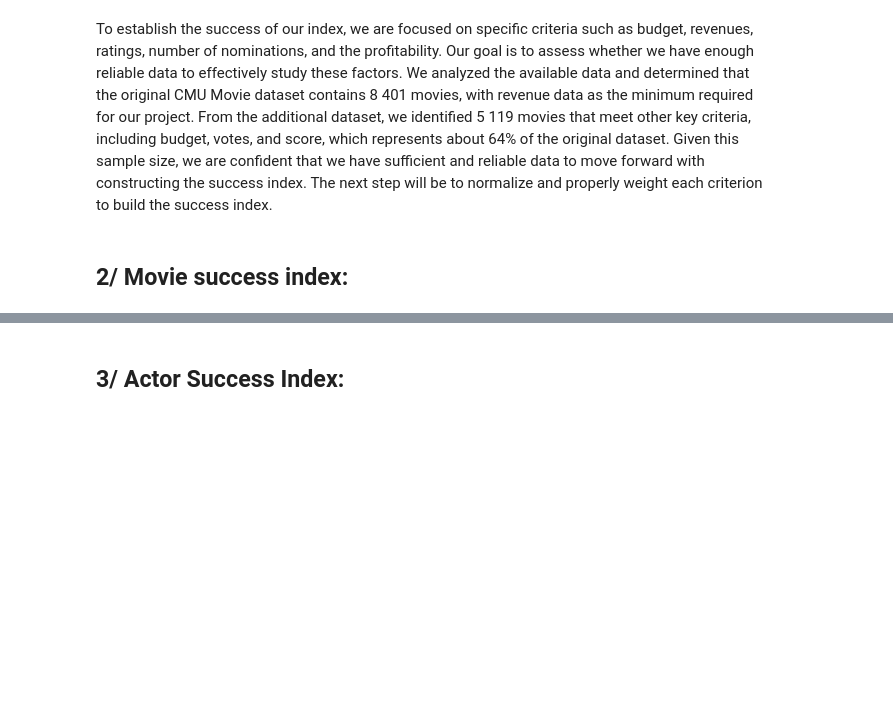
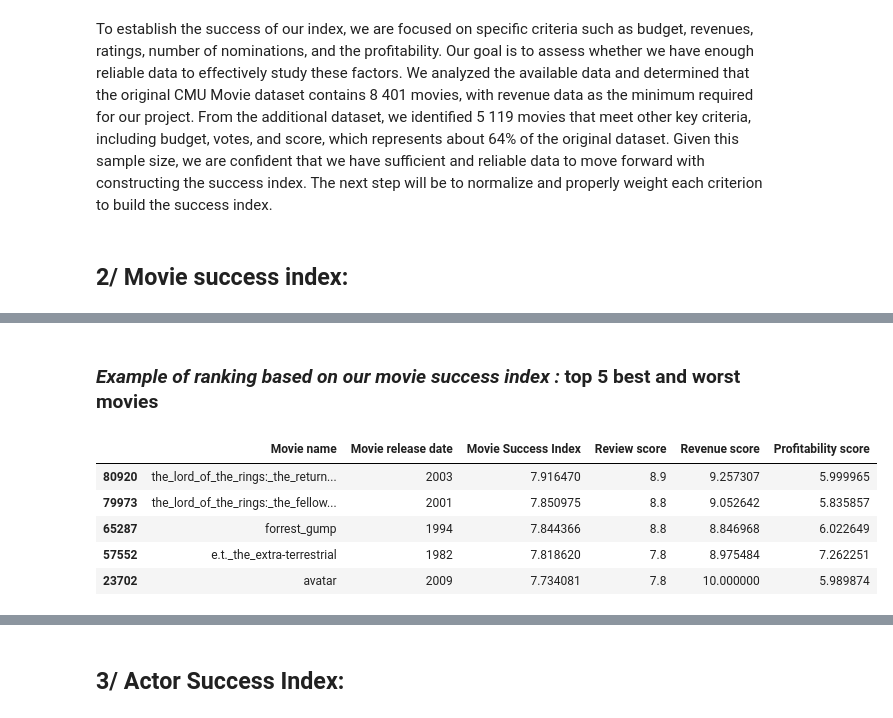
Before and after one commit to epfl-ada/ada-2024-project-sigma-squad, a Jupyter notebook: results.ipynb, the cells around one changed output, grey strips where cells are left out. Saved outputs shown, nothing was run; the diff lists cells and outputs as text; code cells hidden in the pictures; blank space fills up the shorter version.

```diff
--- a/results.ipynb
+++ b/results.ipynb
@@ -59,0 +61,11 @@ hist_std_config(df, 'Review score')
+# %% [markdown]
+### ***Example of ranking based on our movie success index :*** top 5 best and worst movies
+# %%
+top5_best(df)
+# %% [output]
+|  | Movie name | Movie release date | Movie Success Index | Review score | Revenue score | Profitability score |
+| 80920 | the_lord_of_the_rings:_the_return... | 2003 | 7.916470 | 8.9 | 9.257307 | 5.999965 |
+| 79973 | the_lord_of_the_rings:_the_fellow... | 2001 | 7.850975 | 8.8 | 9.052642 | 5.835857 |
+| 65287 | forrest_gump | 1994 | 7.844366 | 8.8 | 8.846968 | 6.022649 |
+| 57552 | e.t._the_extra-terrestrial | 1982 | 7.818620 | 7.8 | 8.975484 | 7.262251 |
+| 23702 | avatar | 2009 | 7.734081 | 7.8 | 10.000000 | 5.989874 |
```
Also changed, not shown: parts of 7 cells of this notebook, 1 other file.
